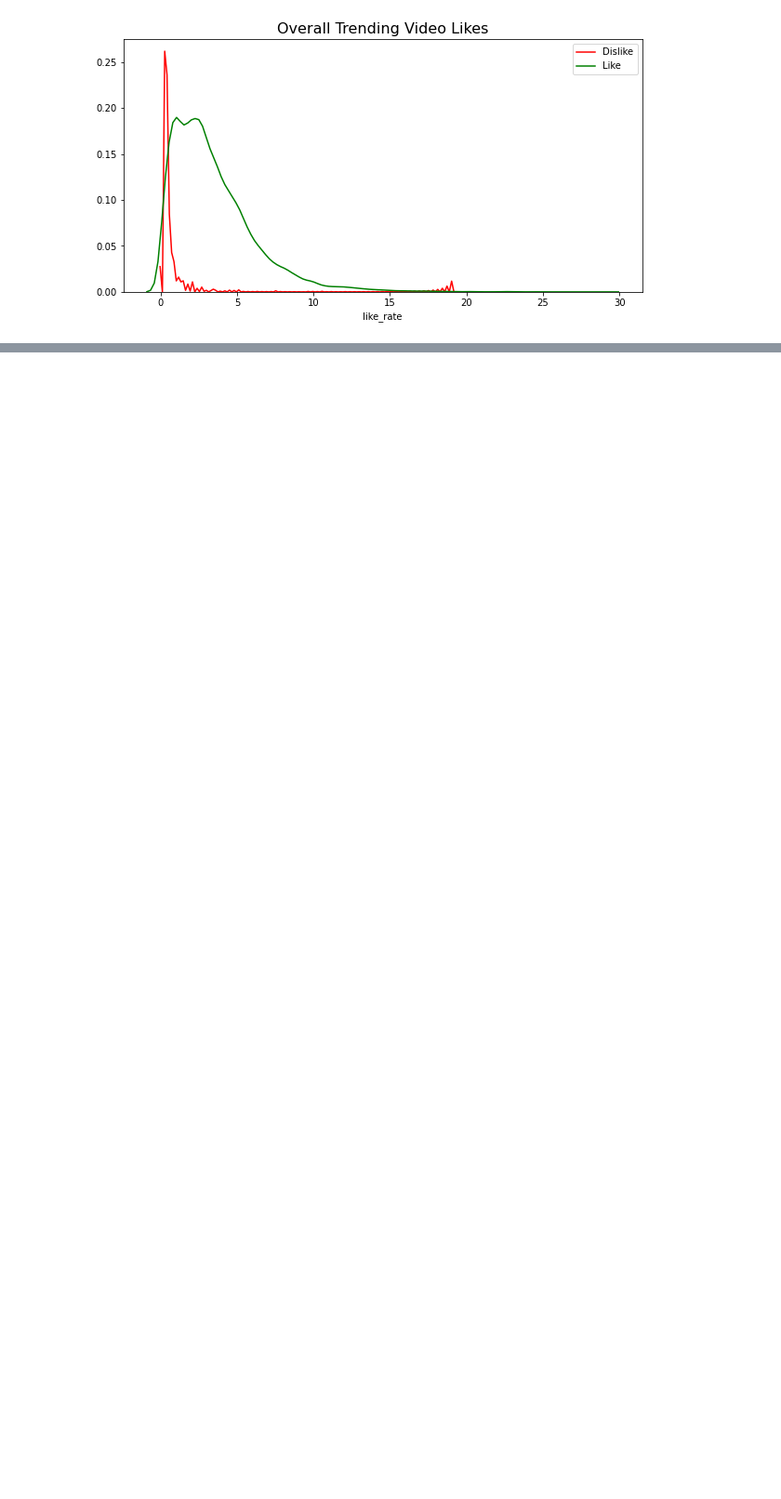
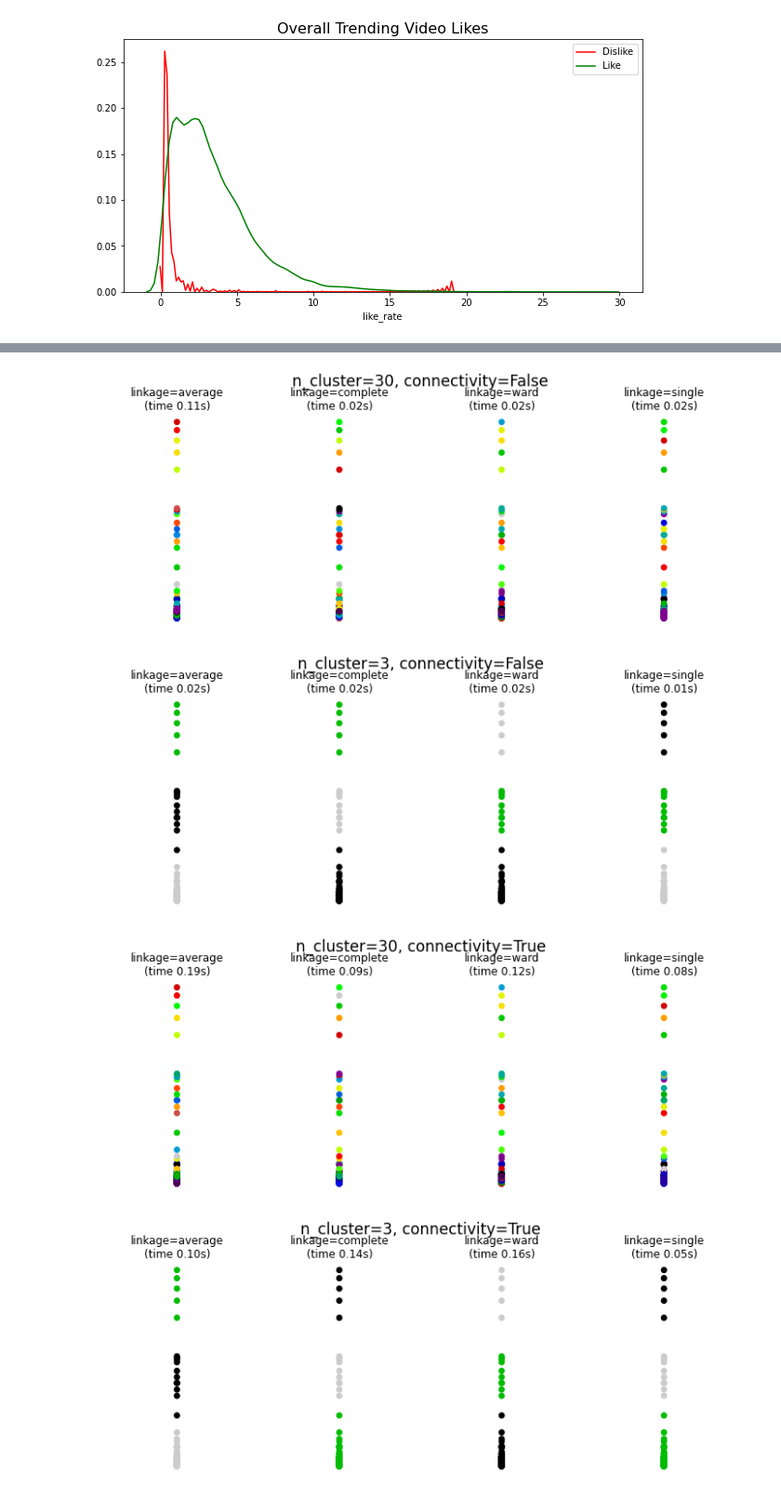
Before and after one commit to warwickwei/CS5112_project_youtube_clustering, a Jupyter notebook: YouTube_Clustering_2.0.ipynb, the cells around one changed output, grey strips where cells are left out. Shown at 93% size. Saved outputs shown, nothing was run; the diff lists cells and outputs as text; code cells hidden in the pictures; blank space fills up the shorter version.

```diff
--- a/YouTube_Clustering_2.0.ipynb
+++ b/YouTube_Clustering_2.0.ipynb
@@ -157,0 +319,43 @@ print(top_channels)
+# %%
+# Implement a form hierarchical cluster - agglomerative clustering
+from sklearn.cluster import AgglomerativeClustering
+from sklearn.neighbors import kneighbors_graph
+import time
+
+knn_graph = kneighbors_graph(cluster, 30, include_self=False)
+
+for connectivity in (None, knn_graph):
+    for n_clusters in (30, 3):
+        plt.figure(figsize=(10, 4))
+        for index, linkage in enumerate(('average',
+                                         'complete',
+                                         'ward',
+                                         'single')):
+            plt.subplot(1, 4, index + 1)
+            model = AgglomerativeClustering(linkage=linkage,
+                                            connectivity=connectivity,
+                                            n_clusters=n_clusters)
+            t0 = time.time()
+            model.fit(X)
+            elapsed_time = time.time() - t0
+            x = df1['category_name'].values
+            y = df1['views'].values
+            plt.scatter(x, y, c=model.labels_,
+                        cmap=plt.cm.nipy_spectral)
+            plt.title('linkage=%s\n(time %.2fs)' % (linkage, elapsed_time),
+                      fontdict=dict(verticalalignment='top'))
+            plt.axis('equal')
+            plt.axis('off')
+
+            plt.subplots_adjust(bottom=0, top=.83, wspace=0,
+                                left=0, right=1)
+            plt.suptitle('n_cluster=%i, connectivity=%r' %
+                         (n_clusters, connectivity is not None), size=17)
+
+
+plt.show()
+# %% [output]
+[figure, added]
+[figure, added]
+[figure, added]
+[figure, added]
```
Also changed, not shown: parts of 16 cells of this notebook.
